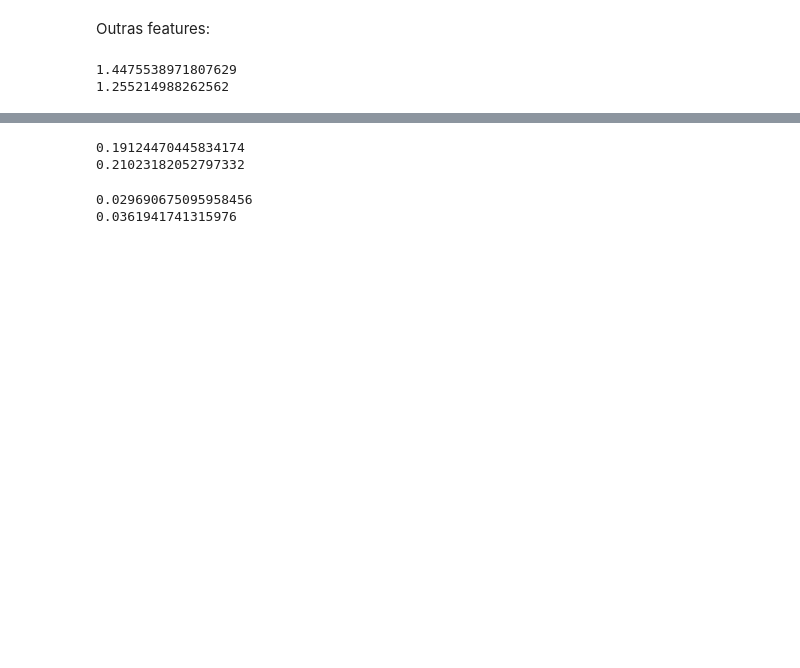
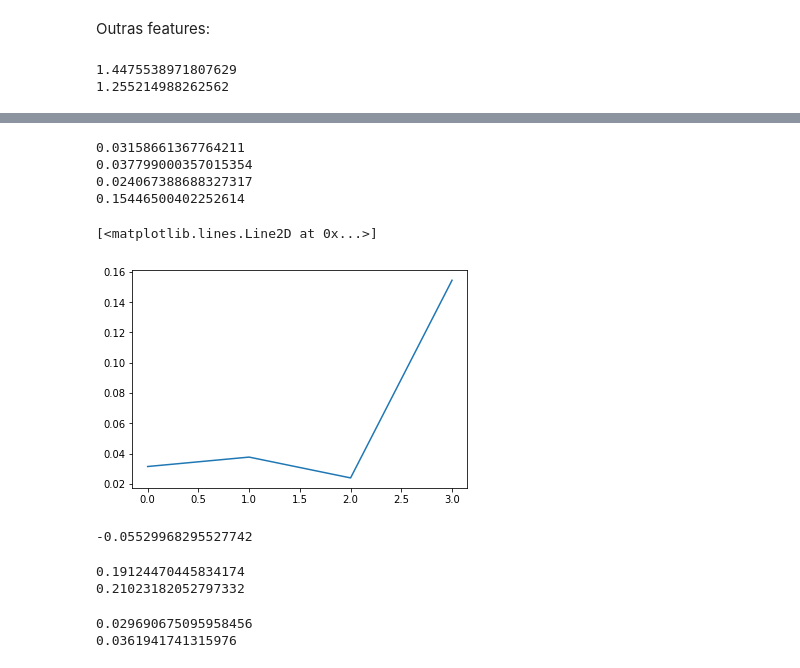
Before and after one commit to Pendulun/TWINSCausalidadeML, a Jupyter notebook: notebooks/2-rpr-data-exploration.ipynb, the cells around one changed output, grey strips where cells are left out. Saved outputs shown, nothing was run; the diff lists cells and outputs as text; code cells hidden in the pictures; blank space fills up the shorter version.

```diff
--- a/notebooks/2-rpr-data-exploration.ipynb
+++ b/notebooks/2-rpr-data-exploration.ipynb
@@ -508,3 +514,33 @@ print(a_pre_mean)
+# %%
+#mortalidades fixando o fator de risco
+pre1 = data[data["mpre5"] == 1]
+pre2 = data[data["mpre5"] == 2]
+pre3 = data[data["mpre5"] == 3]
+pre4 = data[data["mpre5"] == 4]
+
+dead_pre1 = pre1["died"].mean()
+dead_pre2 = pre2["died"].mean()
+dead_pre3 = pre3["died"].mean()
+dead_pre4 = pre4["died"].mean()
+
+print(dead_pre1)
+print(dead_pre2)
+print(dead_pre3)
+print(dead_pre4)
+
+plt.plot([dead_pre1, dead_pre2, dead_pre3, dead_pre4])
+# %% [output]
+0.03158661367764211
+0.037799000357015354
+0.024067388688327317
+0.15446500402252614
+[<matplotlib.lines.Line2D at 0x...>]
+[figure, added]
+# %%
+corr_idade = data["mager8"].corr(data["died"])
+corr_idade
+# %% [output]
+-0.05529968295527742
 # %%
 #origem da mãe
 d_mor_mean = dead["ormoth"].mean()
```
Also changed, not shown: parts of 4 cells of this notebook.
